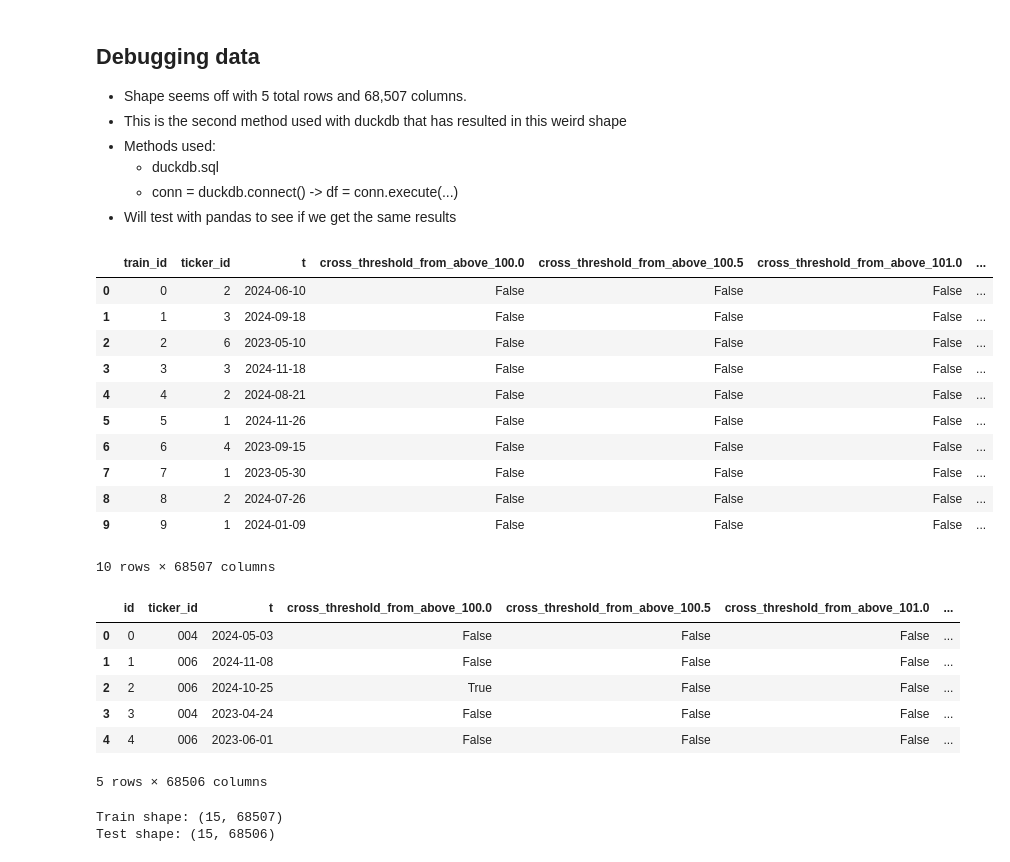
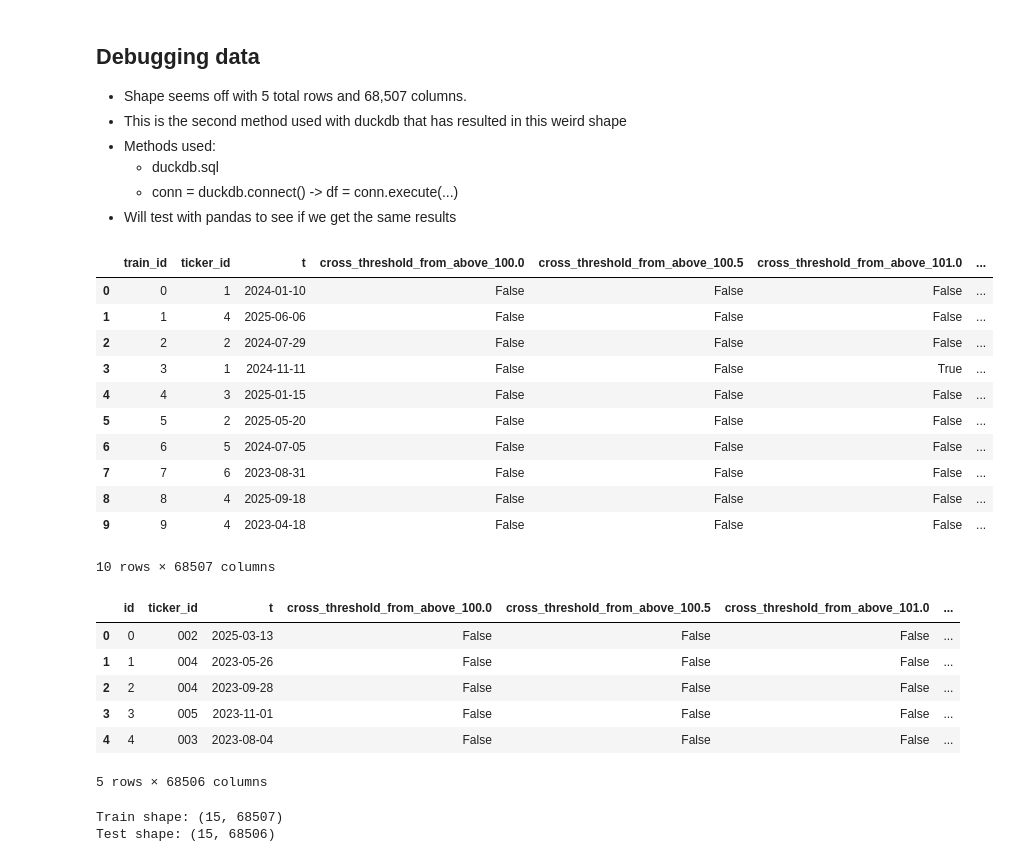
Before and after one commit to Brice-Machine-Learning/Kaggle-Detect-Reversal-Points-in-US-Equities, a Jupyter notebook: notebooks/00_baseline.ipynb, the cells around one changed output. Saved outputs shown, nothing was run; the diff lists cells and outputs as text; code cells hidden in the pictures.

```diff
--- a/notebooks/00_baseline.ipynb
+++ b/notebooks/00_baseline.ipynb
@@ -84,34 +84,34 @@ train_part_df.head()
 # %%
 # Test with pandas
 
-pandas_train_df = pd.read_csv('../data/raw/competition_data/train.csv', nrows=15)
+pandas_train_df = pd.read_csv('../data/raw/new_competition_data/train.csv', nrows=15)
 pandas_train_df.head(10)
 # %% [output]
 |  | train_id | ticker_id | t | cross_threshold_from_above_100.0 | cross_threshold_from_above_100.5 | cross_threshold_from_above_101.0 | ... |
-| 0 | 0 | 2 | 2024-06-10 | False | False | False | ... |
-| 1 | 1 | 3 | 2024-09-18 | False | False | False | ... |
-| 2 | 2 | 6 | 2023-05-10 | False | False | False | ... |
-| 3 | 3 | 3 | 2024-11-18 | False | False | False | ... |
-| 4 | 4 | 2 | 2024-08-21 | False | False | False | ... |
-| 5 | 5 | 1 | 2024-11-26 | False | False | False | ... |
-| 6 | 6 | 4 | 2023-09-15 | False | False | False | ... |
-| 7 | 7 | 1 | 2023-05-30 | False | False | False | ... |
-| 8 | 8 | 2 | 2024-07-26 | False | False | False | ... |
-| 9 | 9 | 1 | 2024-01-09 | False | False | False | ... |
+| 0 | 0 | 1 | 2024-01-10 | False | False | False | ... |
+| 1 | 1 | 4 | 2025-06-06 | False | False | False | ... |
+| 2 | 2 | 2 | 2024-07-29 | False | False | False | ... |
+| 3 | 3 | 1 | 2024-11-11 | False | False | True | ... |
+| 4 | 4 | 3 | 2025-01-15 | False | False | False | ... |
+| 5 | 5 | 2 | 2025-05-20 | False | False | False | ... |
+| 6 | 6 | 5 | 2024-07-05 | False | False | False | ... |
+| 7 | 7 | 6 | 2023-08-31 | False | False | False | ... |
+| 8 | 8 | 4 | 2025-09-18 | False | False | False | ... |
+| 9 | 9 | 4 | 2023-04-18 | False | False | False | ... |
 10 rows × 68507 columns
 # %%
 # load partial test dataframe with duck db
 
-test_part_df = conn.execute("""SELECT * FROM read_csv_auto('../data/raw/competition_data/test.csv', max_line_size=5000000) LIMIT 15""").df()
+test_part_df = conn.execute("""SELECT * FROM read_csv_auto('../data/raw/new_competition_data/test.csv', max_line_size=5000000) LIMIT 15""").df()
 
 test_part_df.head()
 # %% [output]
 |  | id | ticker_id | t | cross_threshold_from_above_100.0 | cross_threshold_from_above_100.5 | cross_threshold_from_above_101.0 | ... |
-| 0 | 0 | 004 | 2024-05-03 | False | False | False | ... |
-| 1 | 1 | 006 | 2024-11-08 | False | False | False | ... |
-| 2 | 2 | 006 | 2024-10-25 | True | False | False | ... |
-| 3 | 3 | 004 | 2023-04-24 | False | False | False | ... |
-| 4 | 4 | 006 | 2023-06-01 | False | False | False | ... |
+| 0 | 0 | 002 | 2025-03-13 | False | False | False | ... |
+| 1 | 1 | 004 | 2023-05-26 | False | False | False | ... |
+| 2 | 2 | 004 | 2023-09-28 | False | False | False | ... |
+| 3 | 3 | 005 | 2023-11-01 | False | False | False | ... |
+| 4 | 4 | 003 | 2023-08-04 | False | False | False | ... |
 5 rows × 68506 columns
 # %%
 # shape info
```
Also changed, not shown: parts of 12 cells of this notebook, 2 other files.
